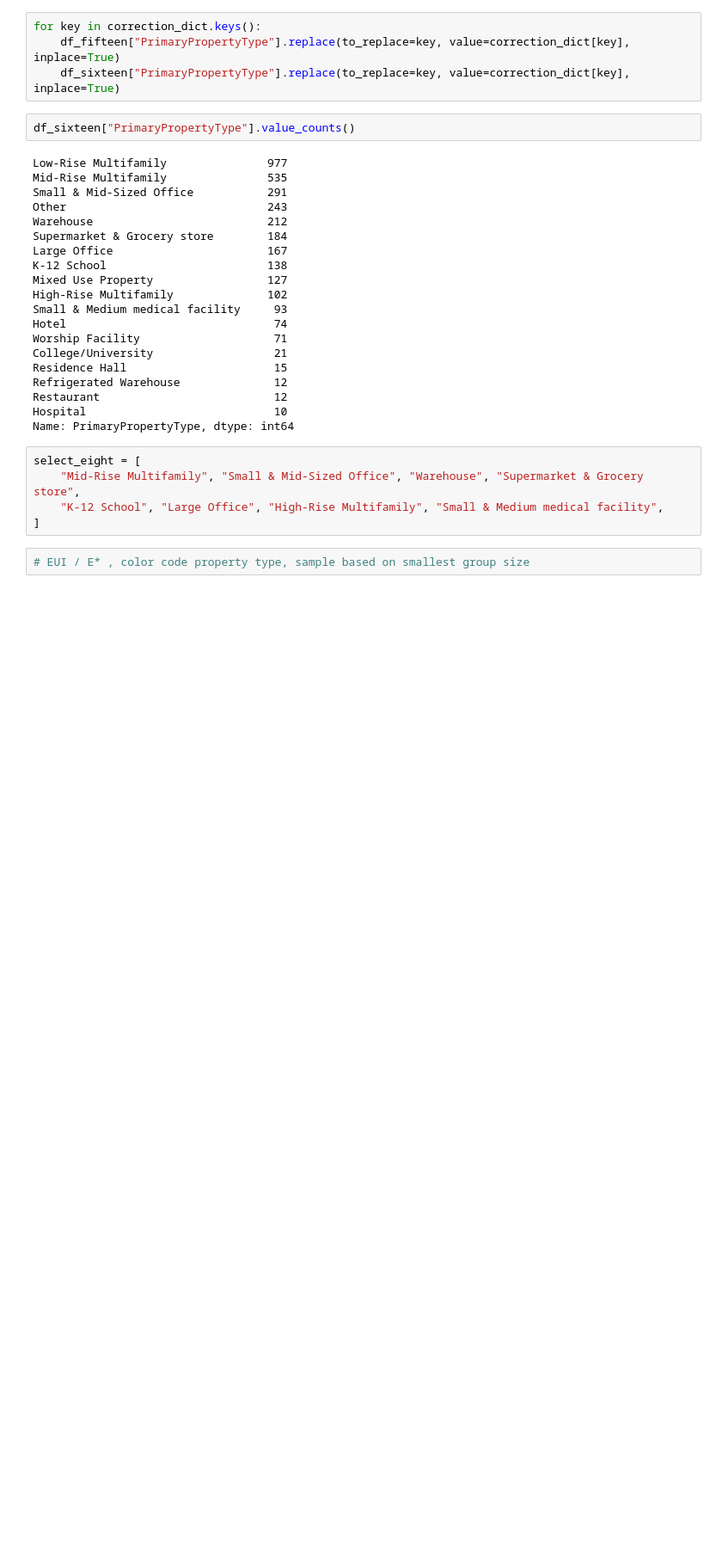
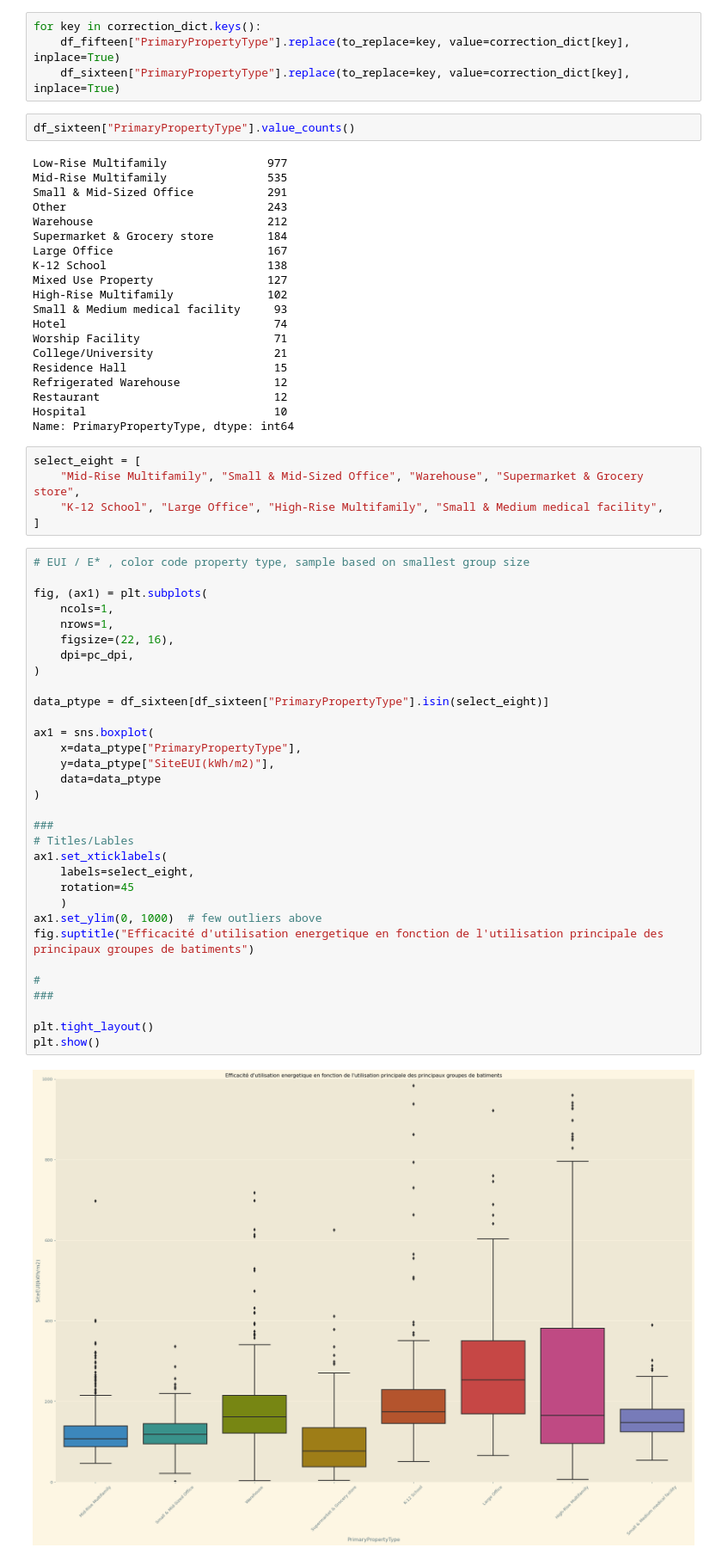
Before and after one commit to Psemp/ds_p4, a Jupyter notebook: first_look.ipynb, the cells around one changed output. Shown at 86% size. Cells and saved outputs as stored; diff of their text form; blank space fills up the shorter version.

```diff
--- a/first_look.ipynb
+++ b/first_look.ipynb
@@ -696,3 +699,35 @@ select_eight = [
 ]
 # %%
 # EUI / E* , color code property type, sample based on smallest group size
+
+fig, (ax1) = plt.subplots(
+    ncols=1,
+    nrows=1,
+    figsize=(22, 16),
+    dpi=pc_dpi,
+)
+
+data_ptype = df_sixteen[df_sixteen["PrimaryPropertyType"].isin(select_eight)]
+
+ax1 = sns.boxplot(
+    x=data_ptype["PrimaryPropertyType"],
+    y=data_ptype["SiteEUI(kWh/m2)"],
+    data=data_ptype
+)
+
+###
+# Titles/Lables
+ax1.set_xticklabels(
+    labels=select_eight,
+    rotation=45
+    )
+ax1.set_ylim(0, 1000)  # few outliers above
+fig.suptitle("Efficacité d'utilisation energetique en fonction de l'utilisation principale des principaux groupes de batiments")
+
+#
+###
+
+plt.tight_layout()
+plt.show()
+# %% [output]
+[figure, added]
```
Also changed, not shown: parts of 4 cells of this notebook.
